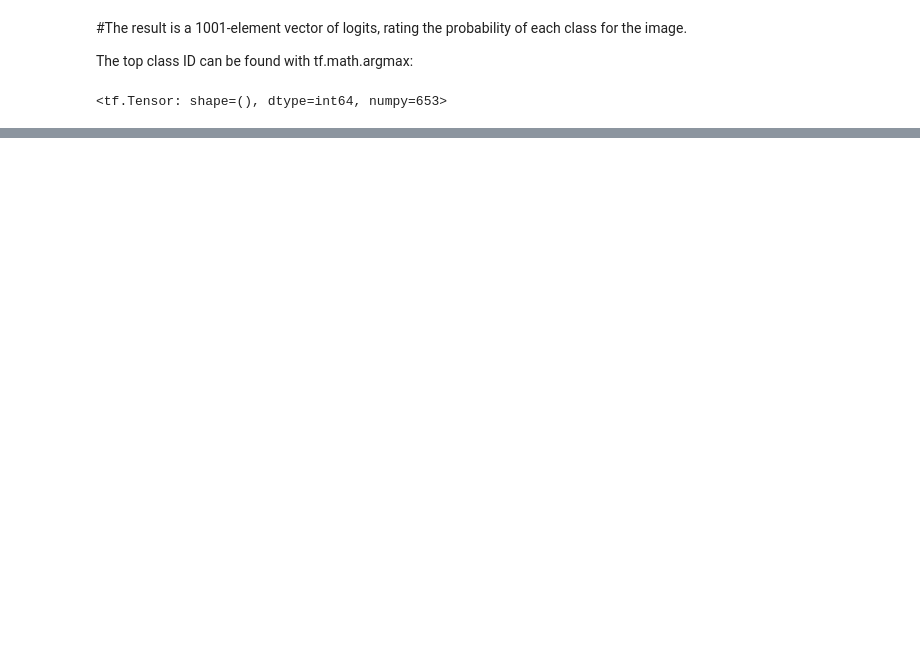
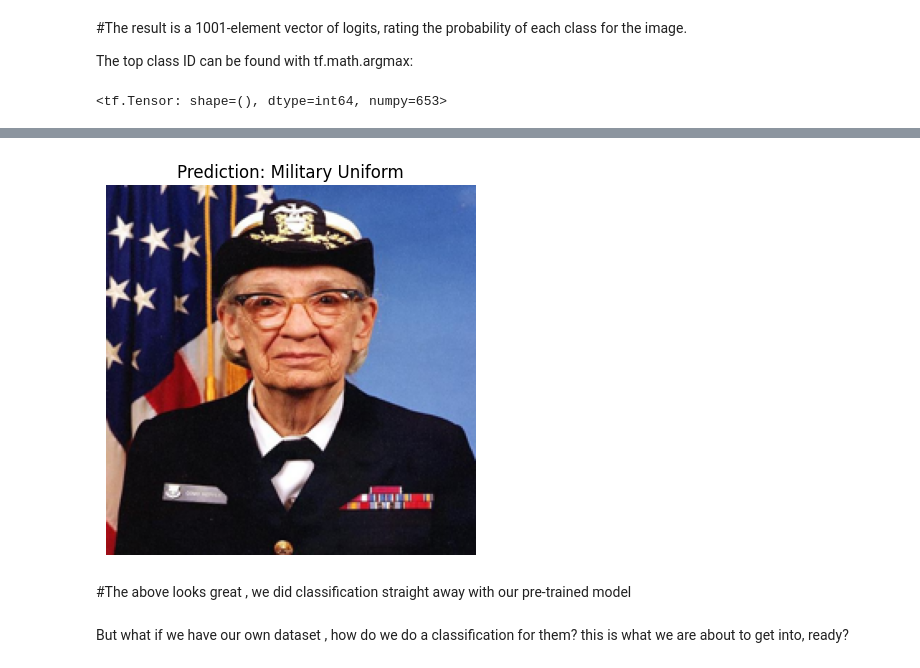
Before and after one commit to babatundeibukun/DEEP-LEARNING-PROJECT---COMPUTER, a Jupyter notebook: transfer_learning_2.ipynb, the cells around one changed output, grey strips where cells are left out. Saved outputs shown, nothing was run; the diff lists cells and outputs as text; code cells hidden in the pictures; blank space fills up the shorter version.

```diff
--- a/transfer_learning_2.ipynb
+++ b/transfer_learning_2.ipynb
@@ -106,0 +115,3 @@ predicted_class
+# %%
+labels_path = tf.keras.utils.get_file('ImageNetLabels.txt','https://storage.googleapis.com/download.tensorflow.org/data/ImageNetLabels.txt')
+imagenet_labels = np.array(open(labels_path).read().splitlines())
@@ -106,0 +122,11 @@ predicted_class
+# %%
+plt.imshow(grace_hopper)
+plt.axis('off')
+predicted_class_name = imagenet_labels[predicted_class]
+_ = plt.title("Prediction: " + predicted_class_name.title())
+# %% [output]
+[figure, added]
+# %% [markdown]
+#The above looks great , we did classification straight away with our pre-trained model
+# %% [markdown]
+But what if we have our own dataset , how do we do a classification for them? this is what we are about to get into, ready?
```
Also changed, not shown: parts of 39 cells of this notebook.
